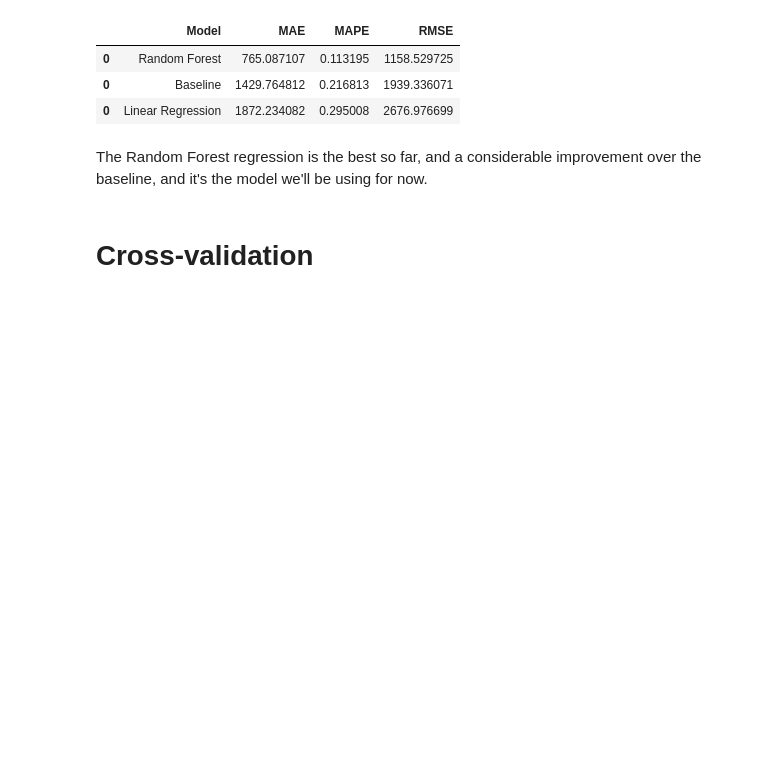
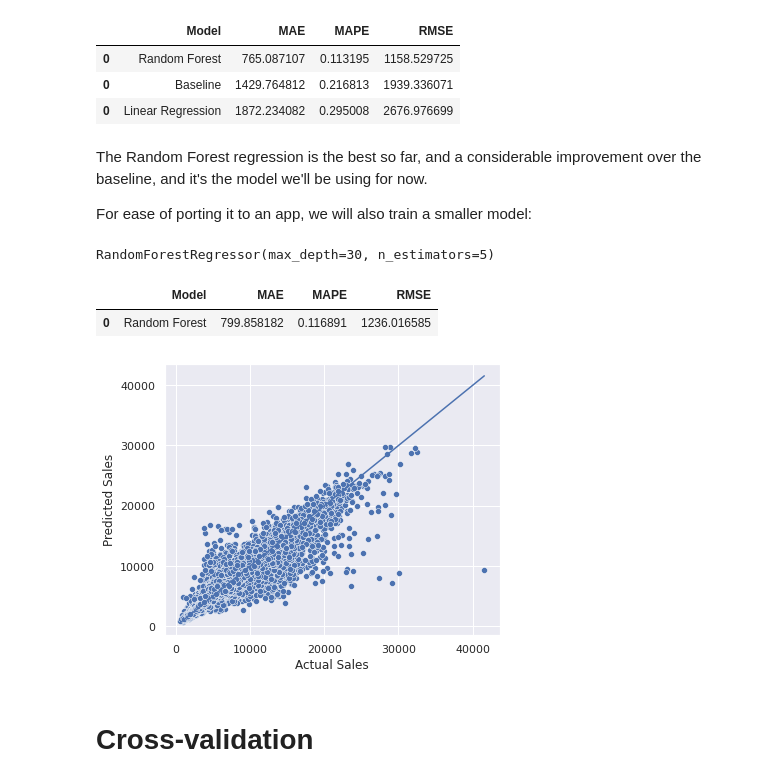
Before and after one commit to brenosakaguti/rossman-sales-prediction, a Jupyter notebook: rossmann_models.ipynb, the cells around one changed output. Cells and saved outputs as stored; diff of their text form; code cells hidden in the pictures; blank space fills up the shorter version.

```diff
--- a/rossmann_models.ipynb
+++ b/rossmann_models.ipynb
@@ -194,3 +196,23 @@ error_table.sort_values("RMSE")
 | 0 | Linear Regression | 1872.234082 | 0.295008 | 2676.976699 |
 # %% [markdown]
 The Random Forest regression is the best so far, and a considerable improvement over the baseline, and it's the model we'll be using for now.
+
+For ease of porting it to an app, we will also train a smaller model:
+# %%
+rf_small = RandomForestRegressor(n_estimators=5, max_depth=30)
+# %%
+rf_small.fit(X_train, y_train)
+# %% [output]
+RandomForestRegressor(max_depth=30, n_estimators=5)
+# %%
+rf_pred2 = rf_small.predict(X_test)
+rf_error2 = calc_error("Random Forest", np.exp(y_test), np.exp(rf_pred2))
+# %%
+rf_error2
+# %% [output]
+|  | Model | MAE | MAPE | RMSE |
+| 0 | Random Forest | 799.858182 | 0.116891 | 1236.016585 |
+# %%
+plot_scatter(np.exp(y_test), np.exp(rf_pred2))
+# %% [output]
+[figure, added]
```
Also changed, not shown: parts of 5 cells of this notebook.
